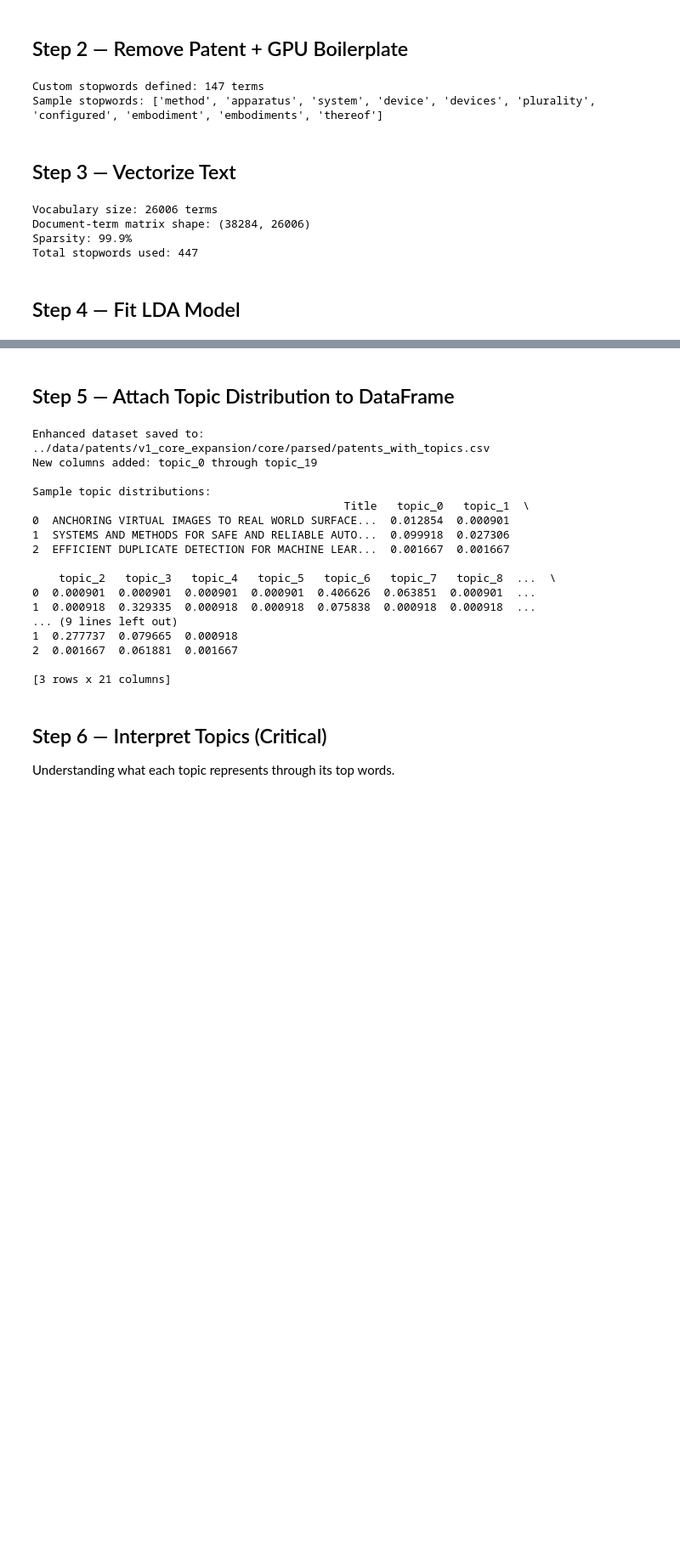
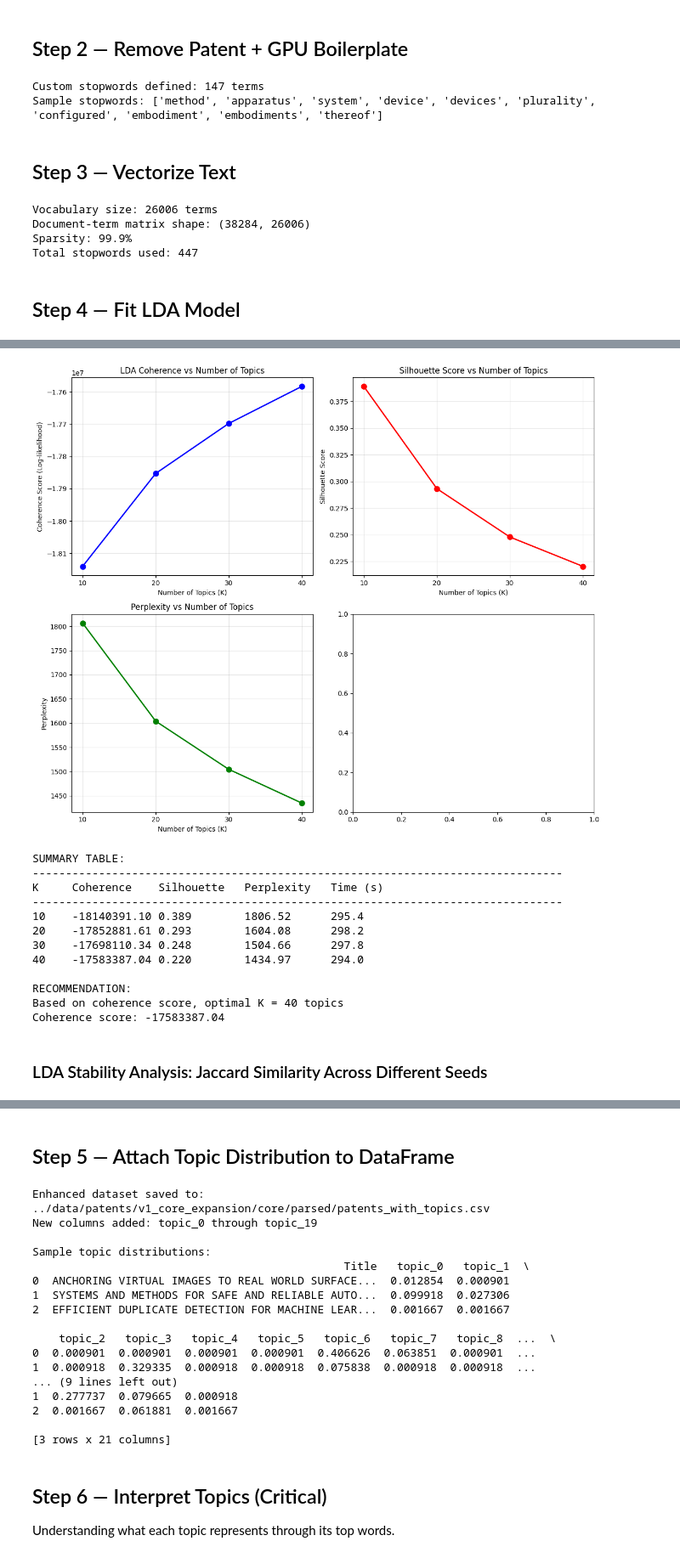
Before and after one commit to noahfehr/gpu_patent_thesis, a Jupyter notebook: code/v1_pipeline.ipynb, the cells around one changed output, grey strips where cells are left out. Shown at 85% size. Cells and saved outputs as stored; diff of their text form; code cells hidden in the pictures; blank space fills up the shorter version.

```diff
--- a/code/v1_pipeline.ipynb
+++ b/code/v1_pipeline.ipynb
@@ -197,11 +197,12 @@ all_stopwords = list(ENGLISH_STOP_WORDS.union(set(custom_stopwords)))
 
 vectorizer = CountVectorizer(
     stop_words=all_stopwords,
-    max_df=0.4,
+    max_df=0.6,
     min_df=10,
     ngram_range=(1, 2),
     lowercase=True,
-    token_pattern=r"(?u)\b[a-zA-Z][a-zA-Z0-9_]{1,}\b"
+    token_pattern=r"(?u)\b[a-zA-Z][a-zA-Z0-9_]{1,}\b",
+    binary=False
 )
 
 # Fit and transform the documents
@@ -228,8 +229,8 @@ lda = LatentDirichletAllocation(
     random_state=42,
     learning_method="batch",        # More stable than online for smaller datasets
     max_iter=100,                  # Increase if convergence issues
-    doc_topic_prior=0.1,           # Alpha: lower = sparser topic distributions
-    topic_word_prior=0.01          # Beta: lower = sparser topics
+    doc_topic_prior=0.3,           # Alpha: lower = sparser topic distributions
+    topic_word_prior=0.05          # Beta: lower = sparser topics
 )
 
 print("Fitting LDA model...")
@@ -251,0 +357,56 @@ KeyboardInterrupt:
+# %%
+# Create visualization of results
+fig, ((ax1, ax2), (ax3, ax4)) = plt.subplots(2, 2, figsize=(12, 10))
+
+# Plot 1: Coherence vs K
+ax1.plot(results['k'], results['coherence'], 'bo-', linewidth=2, markersize=8)
+ax1.set_xlabel('Number of Topics (K)')
+ax1.set_ylabel('Coherence Score (Log-likelihood)')
+ax1.set_title('LDA Coherence vs Number of Topics')
+ax1.grid(True, alpha=0.3)
+ax1.set_xticks(results['k'])
+
+# Plot 2: Silhouette Score vs K
+ax2.plot(results['k'], results['silhouette'], 'ro-', linewidth=2, markersize=8)
+ax2.set_xlabel('Number of Topics (K)')
+ax2.set_ylabel('Silhouette Score')
+ax2.set_title('Silhouette Score vs Number of Topics')
+ax2.grid(True, alpha=0.3)
+ax2.set_xticks(results['k'])
+
+# Plot 3: Perplexity vs K
+ax3.plot(results['k'], results['perplexity'], 'go-', linewidth=2, markersize=8)
+ax3.set_xlabel('Number of Topics (K)')
+ax3.set_ylabel('Perplexity')
+ax3.set_title('Perplexity vs Number of Topics')
+ax3.grid(True, alpha=0.3)
+ax3.set_xticks(results['k'])
+
+
+plt.tight_layout()
+plt.show()
+
+# Print summary table
+print("\nSUMMARY TABLE:")
+print("-" * 80)
+print(f"{'K':<5} {'Coherence':<12} {'Silhouette':<12} {'Perplexity':<12} {'Time (s)':<10}")
+print("-" * 80)
+for i in range(len(results['k'])):
+    print(f"{results['k'][i]:<5} {results['coherence'][i]:<12.2f} {results['silhouette'][i]:<12.3f} "
+          f"{results['perplexity'][i]:<12.2f} {results['fit_time'][i]:<10.1f}")
+# %% [output]
+[figure, added]
+SUMMARY TABLE:
+--------------------------------------------------------------------------------
+K     Coherence    Silhouette   Perplexity   Time (s)
+--------------------------------------------------------------------------------
+10    -18140391.10 0.389        1806.52      295.4
+20    -17852881.61 0.293        1604.08      298.2
+30    -17698110.34 0.248        1504.66      297.8
+40    -17583387.04 0.220        1434.97      294.0
+
+RECOMMENDATION:
+Based on coherence score, optimal K = 40 topics
+Coherence score: -17583387.04
+# %% [markdown]
+### LDA Stability Analysis: Jaccard Similarity Across Different Seeds
```
Also changed, not shown: parts of 7 cells of this notebook, 1 other file.
